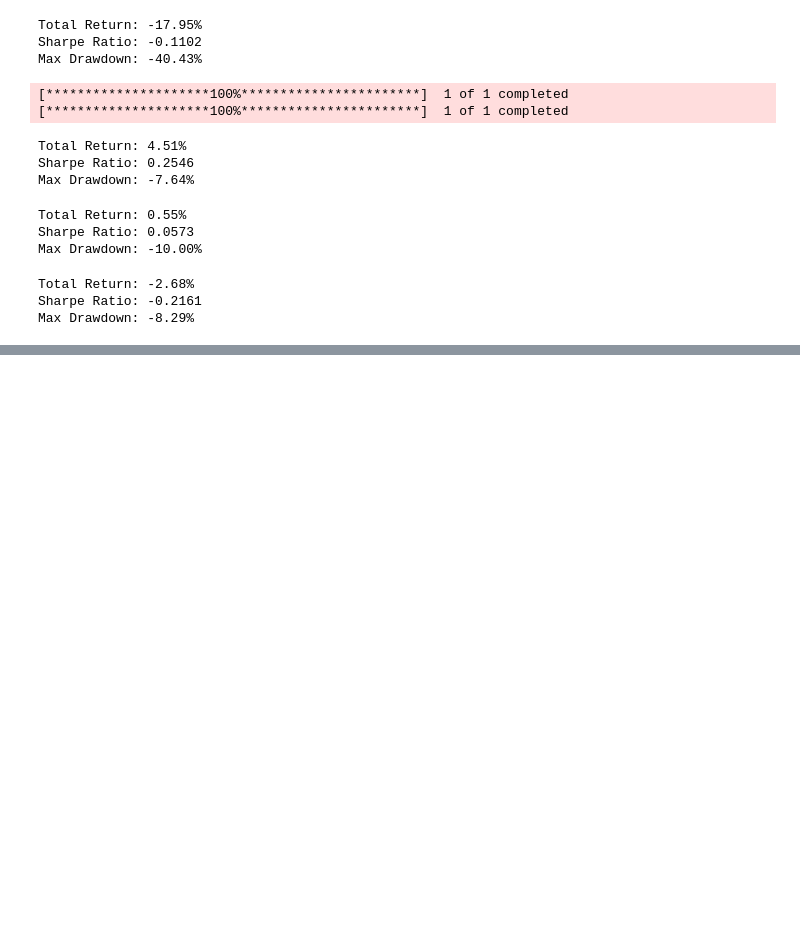
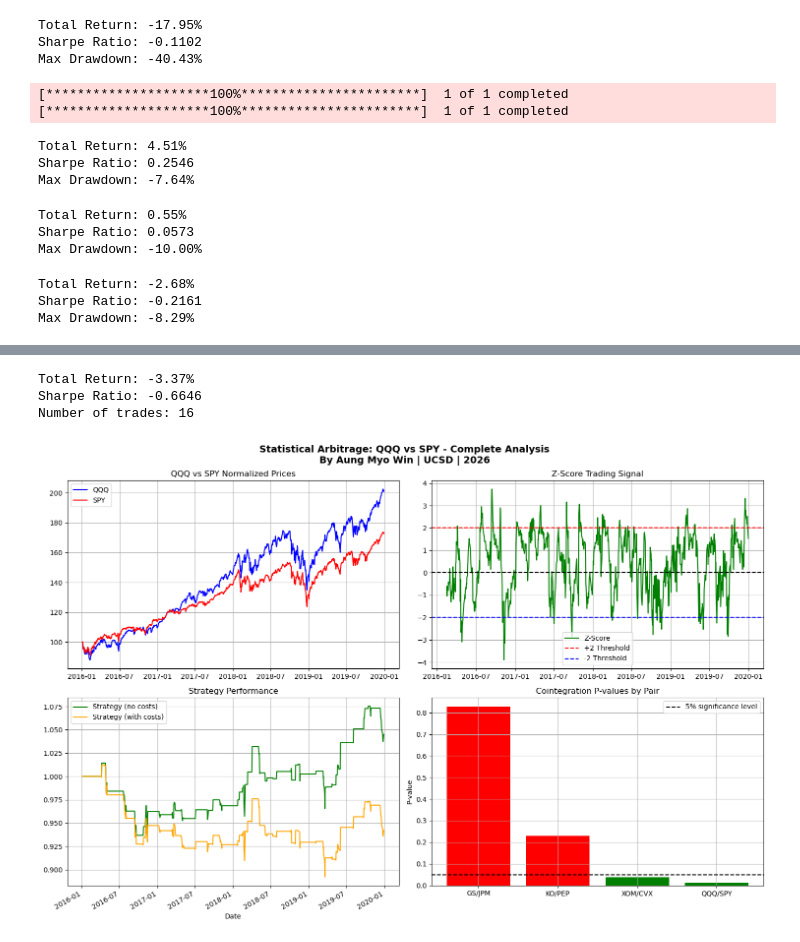
Before and after one commit to readybrain-ai-dev/quant-pairs-trading, a Jupyter notebook: Quant_Pairs_Trading.ipynb, the cells around one changed output, grey strips where cells are left out. Saved outputs shown, nothing was run; the diff lists cells and outputs as text; code cells hidden in the pictures; blank space fills up the shorter version.

Commit message:
Add cointegration test, transaction costs analysis and summary charts

```diff
--- a/Quant_Pairs_Trading.ipynb
+++ b/Quant_Pairs_Trading.ipynb
@@ -324,0 +540,80 @@ Max Drawdown: -8.29%
+# %%
+# Much stricter entry — only trade extreme events
+signals_tc4 = pd.DataFrame(index=zscore2.index)
+signals_tc4['position'] = 0
+signals_tc4.loc[zscore2 > 3, 'position'] = -1  # Very extreme
+signals_tc4.loc[zscore2 < -3, 'position'] = 1   # Very extreme
+signals_tc4['position'] = signals_tc4['position'].ffill()
+signals_tc4.loc[abs(zscore2) < 0.1, 'position'] = 0
+
+qqq_returns2 = qqq_price2.pct_change()
+signals_tc4['strategy_returns'] = signals_tc4['position'].shift(1) * qqq_returns2
+position_changes4 = signals_tc4['position'].diff().abs()
+signals_tc4['costs'] = position_changes4 * transaction_cost
+signals_tc4['strategy_returns_tc'] = signals_tc4['strategy_returns'] - signals_tc4['costs']
+
+total4 = (1 + signals_tc4['strategy_returns_tc']).cumprod().iloc[-1] - 1
+sharpe4 = (signals_tc4['strategy_returns_tc'].mean() / signals_tc4['strategy_returns_tc'].std()) * np.sqrt(252)
+num_trades4 = position_changes4[position_changes4 > 0].count()
+
+print(f"Total Return: {total4:.2%}")
+print(f"Sharpe Ratio: {sharpe4:.4f}")
+print(f"Number of trades: {num_trades4}")
+# %% [output]
+Total Return: -3.37%
+Sharpe Ratio: -0.6646
+Number of trades: 16
+# %%
+# Final Summary Chart
+fig, axes = plt.subplots(2, 2, figsize=(15, 10))
+fig.suptitle('Statistical Arbitrage: QQQ vs SPY - Complete Analysis\nBy Aung Myo Win | UCSD | 2026',
+             fontsize=14, fontweight='bold')
+
+# Chart 1 — Price Comparison
+ax1 = axes[0, 0]
+qqq_norm = (qqq_price2 / qqq_price2.iloc[0]) * 100
+spy_norm = (spy_price2 / spy_price2.iloc[0]) * 100
+ax1.plot(qqq_norm, label='QQQ', color='blue')
+ax1.plot(spy_norm, label='SPY', color='red')
+ax1.set_title('QQQ vs SPY Normalized Prices')
+ax1.legend()
+ax1.grid(True)
+
+# Chart 2 — Z-Score Signal
+ax2 = axes[0, 1]
+ax2.plot(zscore2, label='Z-Score', color='green')
+ax2.axhline(y=2, color='red', linestyle='--', label='+2 Threshold')
+ax2.axhline(y=-2, color='blue', linestyle='--', label='-2 Threshold')
+ax2.axhline(y=0, color='black', linestyle='--')
+ax2.set_title('Z-Score Trading Signal')
+ax2.legend()
+ax2.grid(True)
+
+# Chart 3 — Strategy vs Buy & Hold
+ax3 = axes[1, 0]
+signals_tc['cumulative_no_cost'].plot(ax=ax3, label='Strategy (no costs)', color='green')
+signals_tc['cumulative_with_cost'].plot(ax=ax3, label='Strategy (with costs)', color='orange')
+ax3.set_title('Strategy Performance')
+ax3.legend()
+ax3.grid(True)
+
+# Chart 4 — Pairs Comparison
+ax4 = axes[1, 1]
+pairs_data = {
+    'GS/JPM': 0.8288,
+    'KO/PEP': 0.2292,
+    'XOM/CVX': 0.0380,
+    'QQQ/SPY': 0.0132
+}
+colors = ['red', 'red', 'green', 'green']
+bars = ax4.bar(pairs_data.keys(), pairs_data.values(), color=colors)
+ax4.axhline(y=0.05, color='black', linestyle='--', label='5% significance level')
+ax4.set_title('Cointegration P-values by Pair')
+ax4.set_ylabel('P-value')
+ax4.legend()
+ax4.grid(True)
+
+plt.tight_layout()
+plt.show()
+# %% [output]
+[figure, added]
```
Also changed, not shown: parts of 7 cells of this notebook.
